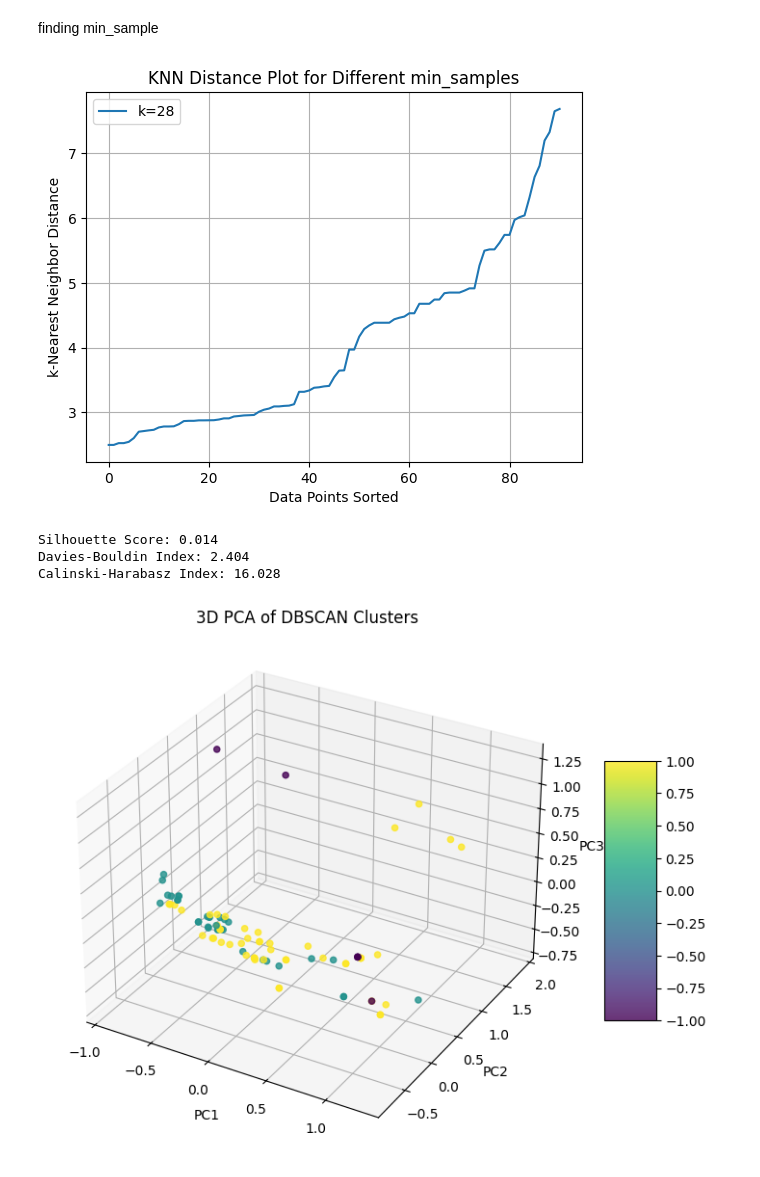
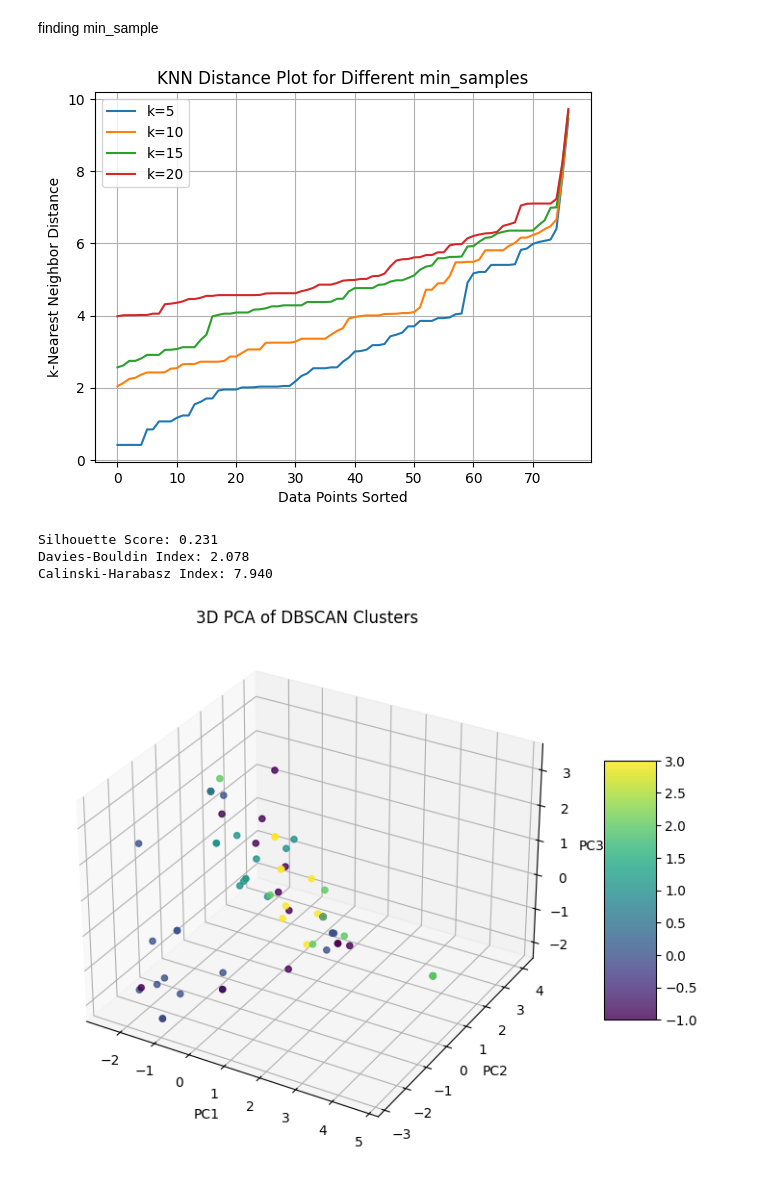
Before and after one commit to atefehjn/scraping-clustering, a Jupyter notebook: DW_dataset_cleaning.ipynb, the cells around one changed output. Drawn from its saved outputs; the diff is of its cells as text; code cells hidden in the pictures.

```diff
--- a/DW_dataset_cleaning.ipynb
+++ b/DW_dataset_cleaning.ipynb
@@ -217,3 +547,5 @@ sbs_cp.shape
+# %%
+dw_cp = pd.get_dummies(dw_cp, columns=['brand'], prefix='brand')
 # %%
 import seaborn as sns
 import matplotlib.pyplot as plt
@@ -237,8 +569,8 @@ import pandas as pd
 from sklearn.preprocessing import StandardScaler,MinMaxScaler
 
 # Assuming df is your dataframe
-scaler =MinMaxScaler()
-df_scaled = scaler.fit_transform(sbs_cp)
+scaler =StandardScaler()
+df_scaled = scaler.fit_transform(dw_cp)
 # %% [markdown]
 finding number of cluster for kmeans with elbow method
 # %%
@@ -262,18 +594,18 @@ plt.show()
 from sklearn.metrics import silhouette_score
 from sklearn.metrics import davies_bouldin_score
 from sklearn.metrics import calinski_harabasz_score
-kmeans = KMeans(n_clusters=3,n_init='warn', random_state=42)
-sbs['cluster'] = kmeans.fit_predict(df_scaled)
+kmeans = KMeans(n_clusters=6, random_state=42)
+dw['cluster'] = kmeans.fit_predict(df_scaled)
 # internal Evaluation Metrics
-score = silhouette_score(sbs_cp, sbs['cluster'])  # X = dataset, labels = cluster assignments
+score = silhouette_score(df_scaled, dw['cluster'])  # X = dataset, labels = cluster assignments
 print(f"Silhouette Score: {score:.3f}") #Closer to 1 → Well-defined clusters
 
-dbi = davies_bouldin_score(sbs_cp, sbs['cluster'])
+dbi = davies_bouldin_score(df_scaled, dw['cluster'])
 print(f"Davies-Bouldin Index: {dbi:.3f}") #Lower values indicate better clustering.
 
-ch = calinski_harabasz_score(sbs_cp, sbs['cluster'])
+ch = calinski_harabasz_score(df_scaled, dw['cluster'])
 print(f"Calinski-Harabasz Index: {ch:.3f}") #Higher values indicate better clustering.
 
 # Add the cluster labels to the original dataframe
-print(sbs[['model_code', 'cluster']].head())
+print(dw[['model_code', 'cluster']].head())
 # %% [output]
@@ -329,7 +661,7 @@ from sklearn.neighbors import NearestNeighbors
 import numpy as np
 import matplotlib.pyplot as plt
 
-for k in [5,10,15]:  # Test different min_samples values
+for k in [5,10,15,20]:  # Test different min_samples values
     nbrs = NearestNeighbors(n_neighbors=k).fit(df_scaled)
     distances, indices = nbrs.kneighbors(df_scaled)
 
@@ -343,7 +675,7 @@ plt.legend()
 plt.grid()
 plt.show()
 # %% [output]
-[figure, old version]
+[figure, new version]
 # %%
 import numpy as np
 import pandas as pd
@@ -353,51 +685,51 @@ from sklearn.cluster import DBSCAN
 from mpl_toolkits.mplot3d import Axes3D
 
 # Apply DBSCAN
-dbscan = DBSCAN(eps=1, min_samples=5)  # Adjust eps & min_samples as needed
-sbs['cluster_dbscan'] = dbscan.fit_predict(df_scaled)  # Assign cluster labels
+dbscan = DBSCAN(eps=3 ,min_samples=5)  # Adjust eps & min_samples as needed
+dw['cluster_dbscan'] = dbscan.fit_predict(df_scaled)  # Assign cluster labels
 
-score = silhouette_score(sbs_cp, sbs['cluster_dbscan'])  # X = dataset, labels = cluster assignments
+score = silhouette_score(df_scaled, dw['cluster_dbscan'])  # X = dataset, labels = cluster assignments
 print(f"Silhouette Score: {score:.3f}") #Closer to 1 → Well-defined clusters
 
-dbi = davies_bouldin_score(sbs_cp, sbs['cluster_dbscan'])
+dbi = davies_bouldin_score(df_scaled, dw['cluster_dbscan'])
 print(f"Davies-Bouldin Index: {dbi:.3f}") #Lower values indicate better clustering.
 
-ch = calinski_harabasz_score(sbs_cp, sbs['cluster_dbscan'])
+ch = calinski_harabasz_score(df_scaled, dw['cluster_dbscan'])
 print(f"Calinski-Harabasz Index: {ch:.3f}") #Higher values indicate better clustering.
 # %% [output]
-Silhouette Score: 0.014
-Davies-Bouldin Index: 2.404
-Calinski-Harabasz Index: 16.028
+Silhouette Score: 0.231
+Davies-Bouldin Index: 2.078
+Calinski-Harabasz Index: 7.940
 # %%
 # sbs['best_dbscan']=best_labels
 # %%
 # Reduce to 3D for visualization using PCA
 pca = PCA(n_components=3)
 df_pca = pca.fit_transform(df_scaled)
 
 # Create a DataFrame for visualization
 df_pca_df = pd.DataFrame(df_pca, columns=['PC1', 'PC2', 'PC3'])
-df_pca_df['cluster'] = sbs['cluster_dbscan']  # Add DBSCAN cluster labels
+df_pca_df['cluster'] = dw['cluster_dbscan']  # Add DBSCAN cluster labels
 
 # Plot 3D Scatter
 fig = plt.figure(figsize=(10, 7))
 ax = fig.add_subplot(111, projection='3d')
 
 # Plot points, coloring them by cluster
 scatter = ax.scatter(df_pca_df['PC1'], df_pca_df['PC2'], df_pca_df['PC3'],
                      c=df_pca_df['cluster'], cmap='viridis', alpha=0.8)
 
 # Labels and title
 ax.set_title('3D PCA of DBSCAN Clusters')
 ax.set_xlabel('PC1')
 ax.set_ylabel('PC2')
 ax.set_zlabel('PC3')
 
 # Add color bar
 plt.colorbar(scatter, ax=ax, shrink=0.5, aspect=5)
 
 # Show plot
 plt.show()
 # %% [output]
-[figure, old version]
+[figure, new version]
 # %%
```
Also changed, not shown: parts of 75 cells of this notebook, 6 other files.
